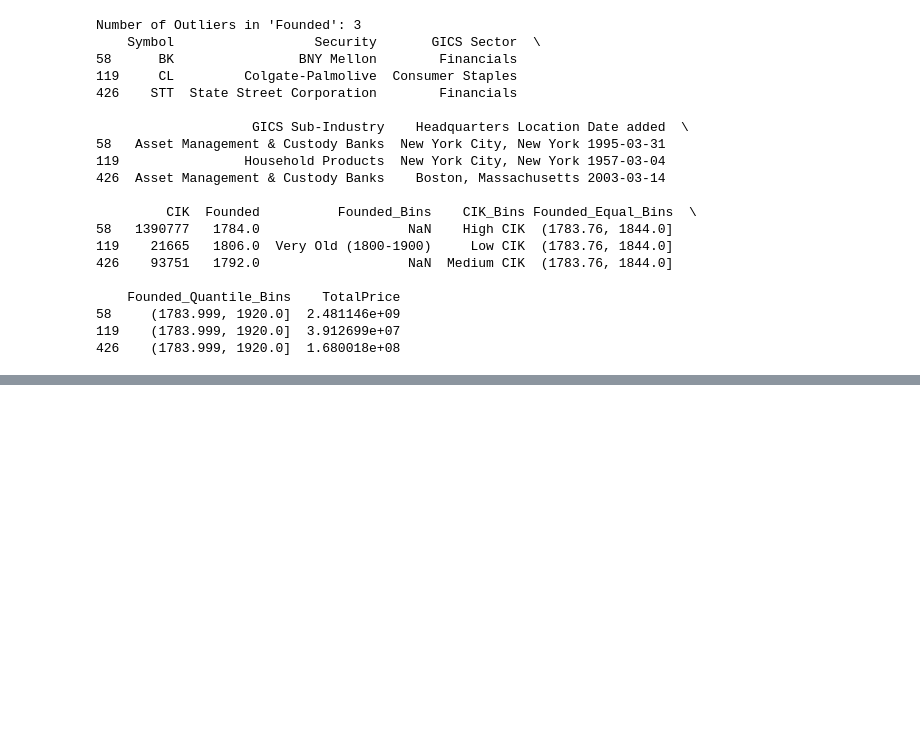
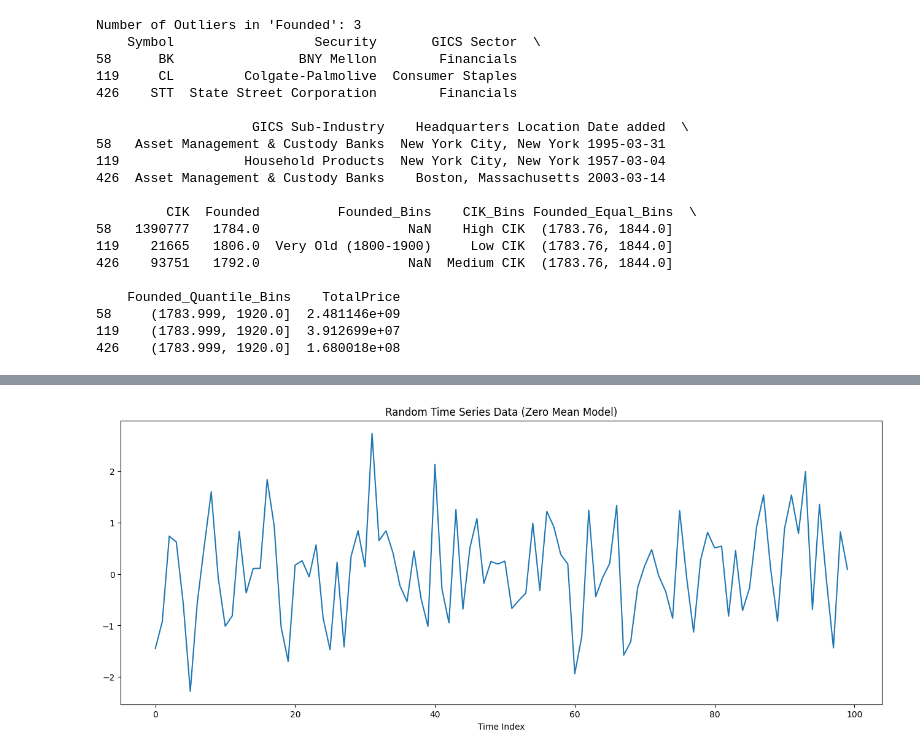
Before and after one commit to Teja220/EDA, a Jupyter notebook: 21BDS0277.ipynb, the cells around one changed output, grey strips where cells are left out. Saved outputs shown, nothing was run; the diff lists cells and outputs as text; code cells hidden in the pictures; blank space fills up the shorter version.

```diff
--- a/21BDS0277.ipynb
+++ b/21BDS0277.ipynb
@@ -333,0 +825,9 @@ Number of Outliers in 'Founded': 3
+# %%
+import numpy as np
+import pandas as pd
+import matplotlib.pyplot as plt
+import seaborn as sns
+
+# Generating a random time series with zero mean and standard deviation of 1
+time_series_data = np.random.normal(loc=0.0, scale=1.0, size=100)
+print("\nGenerated Time Series Data:\n", time_series_data)
@@ -333,0 +853,9 @@ Number of Outliers in 'Founded': 3
+# %%
+# Plotting the generated time series data
+plt.figure(figsize=(16, 6))
+g = sns.lineplot(data=time_series_data)
+g.set_title('Random Time Series Data (Zero Mean Model)')
+g.set_xlabel('Time Index')
+plt.show()
+# %% [output]
+[figure, added]
```
Also changed, not shown: parts of 46 cells of this notebook.
